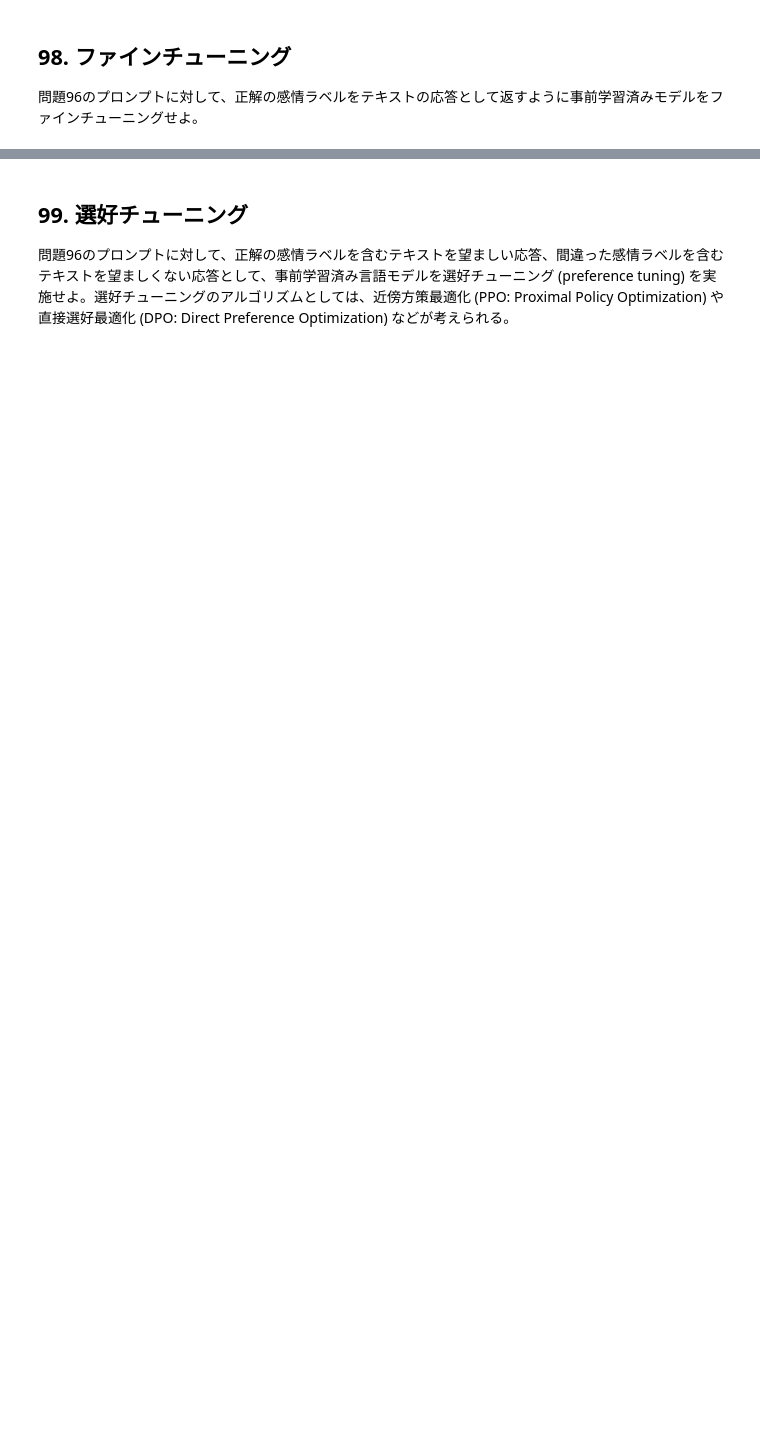
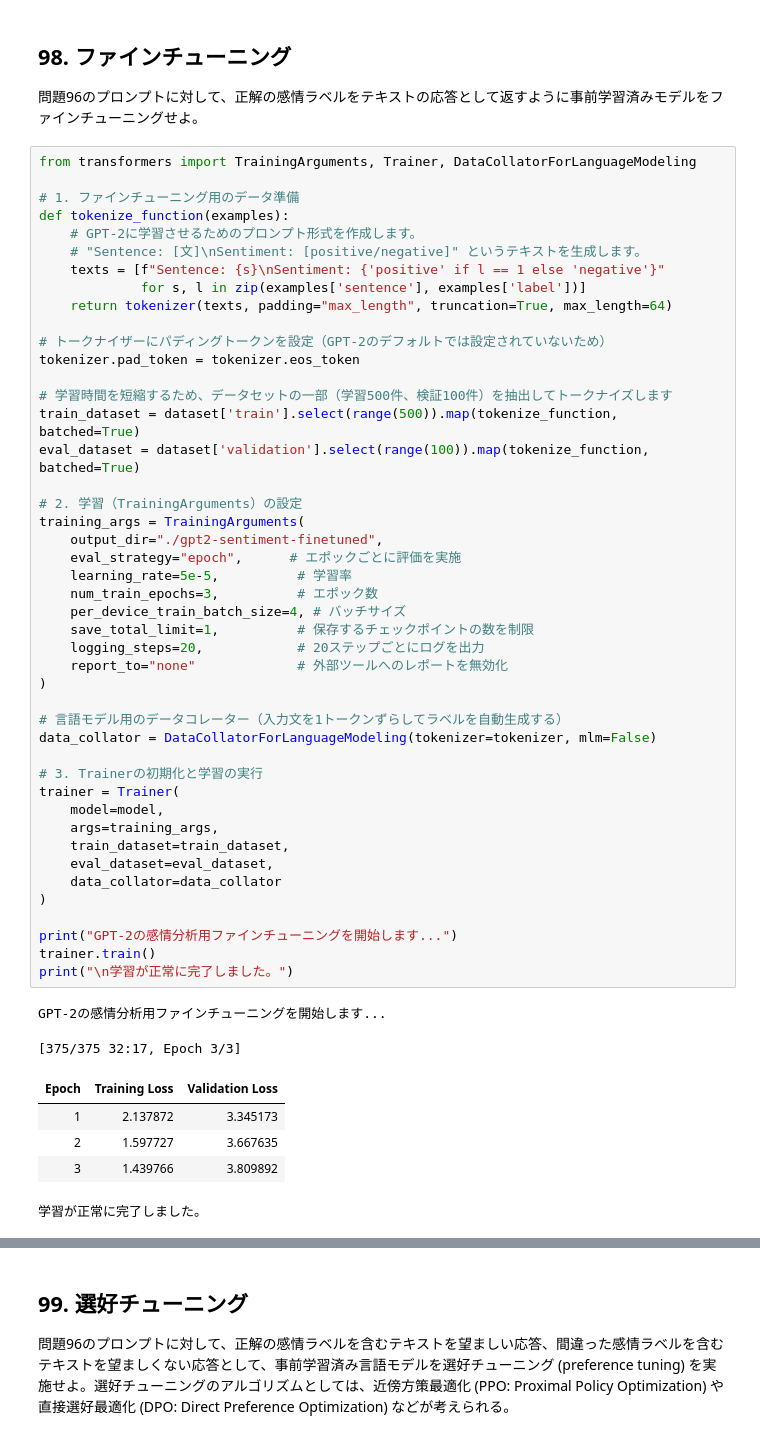
Before and after one commit to hotaru0318-ux/2025, a Jupyter notebook: ja/ch10.ipynb, the cells around one changed output, grey strips where cells are left out. Saved outputs shown, nothing was run; the diff lists cells and outputs as text; blank space fills up the shorter version.

```diff
--- a/ja/ch10.ipynb
+++ b/ja/ch10.ipynb
@@ -450,3 +627,56 @@ AI:
 ## 98. ファインチューニング
 
 問題96のプロンプトに対して、正解の感情ラベルをテキストの応答として返すように事前学習済みモデルをファインチューニングせよ。
+# %%
+from transformers import TrainingArguments, Trainer, DataCollatorForLanguageModeling
+
+# 1. ファインチューニング用のデータ準備
+def tokenize_function(examples):
+    # GPT-2に学習させるためのプロンプト形式を作成します。
+    # "Sentence: [文]\nSentiment: [positive/negative]" というテキストを生成します。
+    texts = [f"Sentence: {s}\nSentiment: {'positive' if l == 1 else 'negative'}"
+             for s, l in zip(examples['sentence'], examples['label'])]
+    return tokenizer(texts, padding="max_length", truncation=True, max_length=64)
+
+# トークナイザーにパディングトークンを設定（GPT-2のデフォルトでは設定されていないため）
+tokenizer.pad_token = tokenizer.eos_token
+
+# 学習時間を短縮するため、データセットの一部（学習500件、検証100件）を抽出してトークナイズします
+train_dataset = dataset['train'].select(range(500)).map(tokenize_function, batched=True)
+eval_dataset = dataset['validation'].select(range(100)).map(tokenize_function, batched=True)
+
+# 2. 学習（TrainingArguments）の設定
+training_args = TrainingArguments(
+    output_dir="./gpt2-sentiment-finetuned",
+    eval_strategy="epoch",      # エポックごとに評価を実施
+    learning_rate=5e-5,          # 学習率
+    num_train_epochs=3,          # エポック数
+    per_device_train_batch_size=4, # バッチサイズ
+    save_total_limit=1,          # 保存するチェックポイントの数を制限
+    logging_steps=20,            # 20ステップごとにログを出力
+    report_to="none"             # 外部ツールへのレポートを無効化
+)
+
+# 言語モデル用のデータコレーター（入力文を1トークンずらしてラベルを自動生成する）
+data_collator = DataCollatorForLanguageModeling(tokenizer=tokenizer, mlm=False)
+
+# 3. Trainerの初期化と学習の実行
+trainer = Trainer(
+    model=model,
+    args=training_args,
+    train_dataset=train_dataset,
+    eval_dataset=eval_dataset,
+    data_collator=data_collator
+)
+
+print("GPT-2の感情分析用ファインチューニングを開始します...")
+trainer.train()
+print("\n学習が正常に完了しました。")
+# %% [output]
+GPT-2の感情分析用ファインチューニングを開始します...
+[375/375 32:17, Epoch 3/3]
+| Epoch | Training Loss | Validation Loss |
+| 1 | 2.137872 | 3.345173 |
+| 2 | 1.597727 | 3.667635 |
+| 3 | 1.439766 | 3.809892 |
+学習が正常に完了しました。
```
Also changed, not shown: parts of 6 cells of this notebook.
